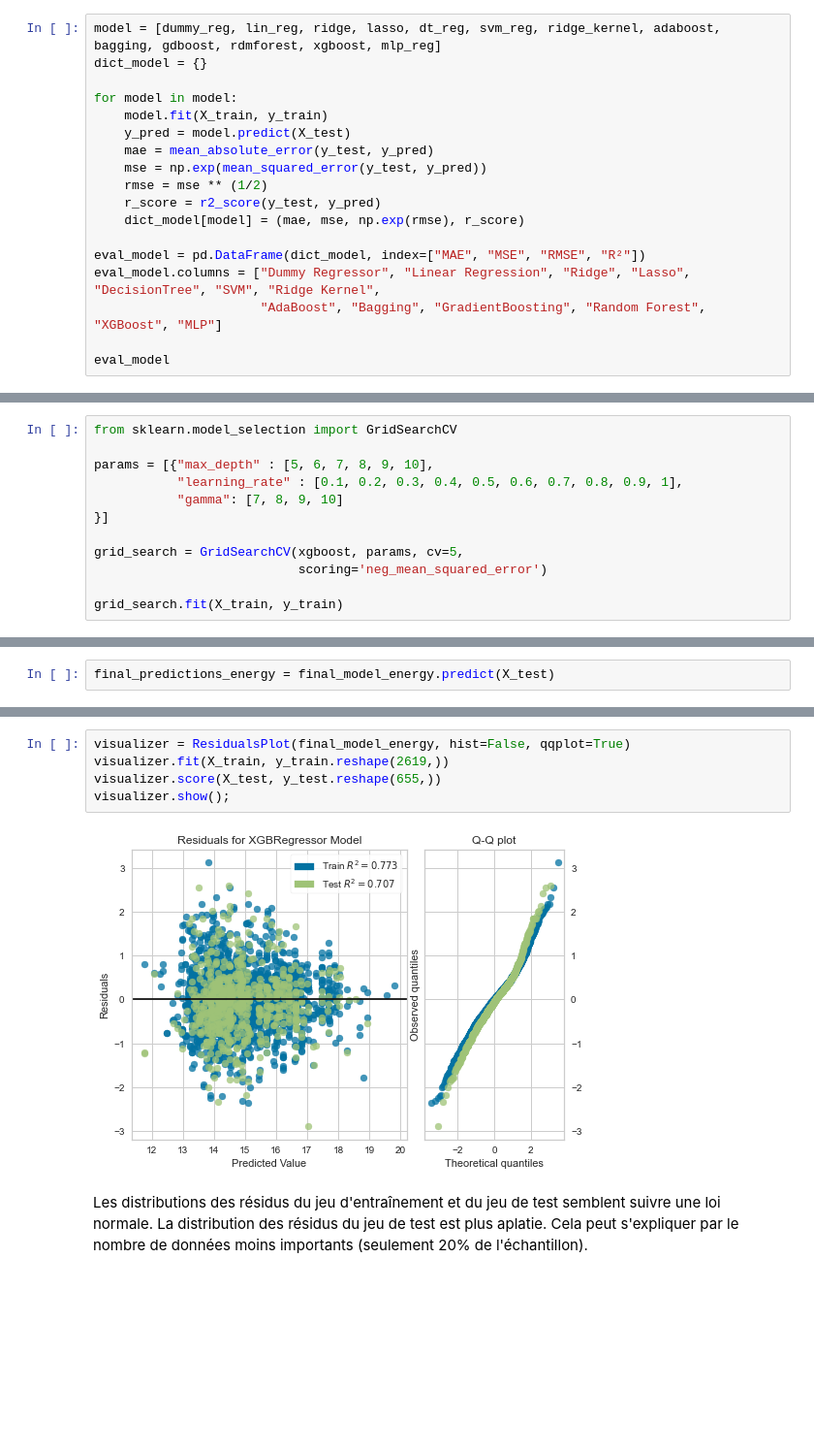
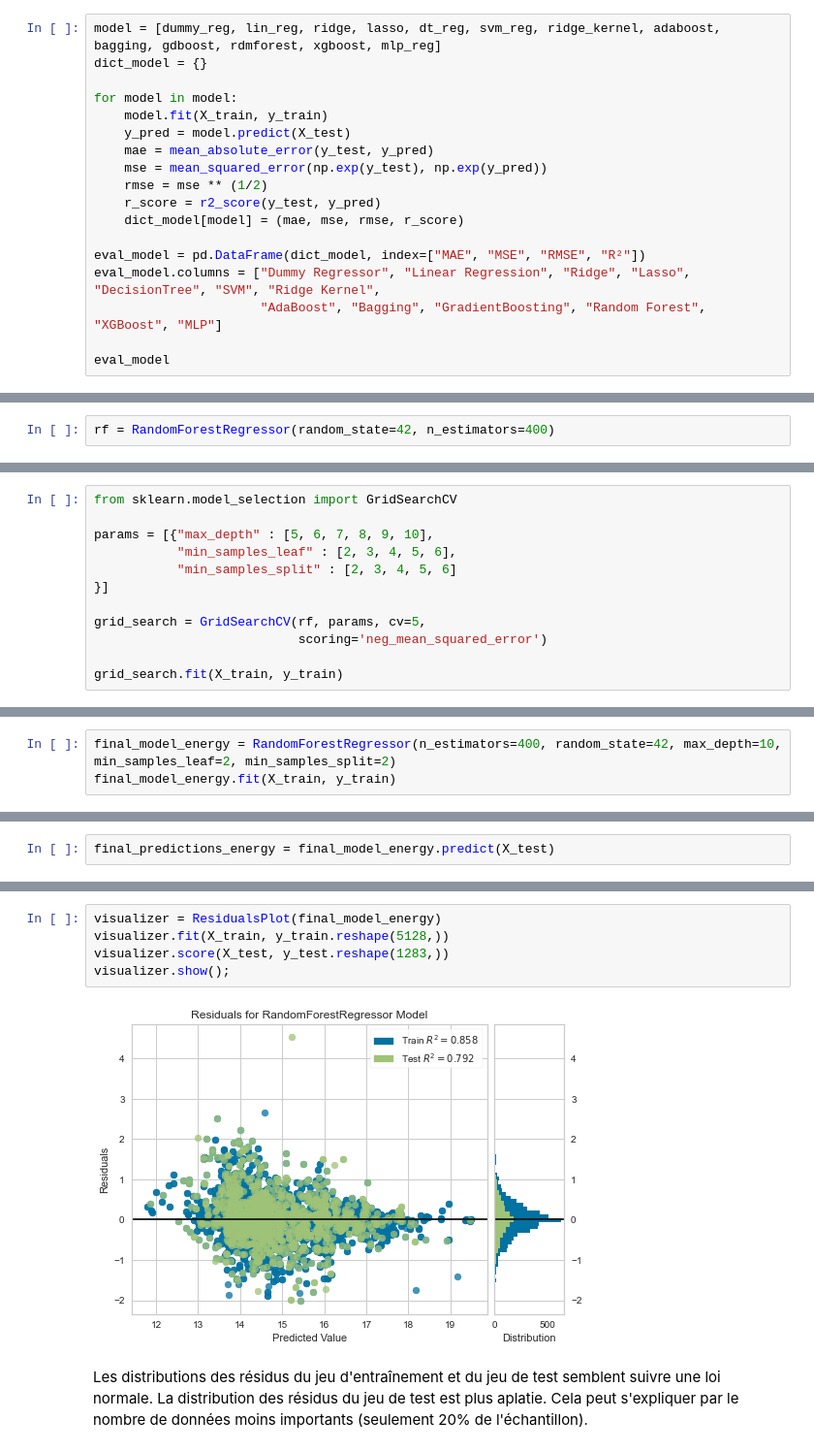
Before and after one commit to Sylvariane/Anticipez_les_besoins_en_electricite, a Jupyter notebook: Pélec_02_code.ipynb, the cells around one changed output, grey strips where cells are left out. Shown at 97% size. Cells and saved outputs as stored; diff of their text form; blank space fills up the shorter version.

```diff
--- a/Pélec_02_code.ipynb
+++ b/Pélec_02_code.ipynb
@@ -178,10 +178,10 @@ for model in model:
     model.fit(X_train, y_train)
     y_pred = model.predict(X_test)
     mae = mean_absolute_error(y_test, y_pred)
-    mse = np.exp(mean_squared_error(y_test, y_pred))
+    mse = mean_squared_error(np.exp(y_test), np.exp(y_pred))
     rmse = mse ** (1/2)
     r_score = r2_score(y_test, y_pred)
-    dict_model[model] = (mae, mse, np.exp(rmse), r_score)
+    dict_model[model] = (mae, mse, rmse, r_score)
 
 eval_model = pd.DataFrame(dict_model, index=["MAE", "MSE", "RMSE", "R²"])
 eval_model.columns = ["Dummy Regressor", "Linear Regression", "Ridge", "Lasso", "DecisionTree", "SVM", "Ridge Kernel",
@@ -208,3 +206,5 @@ xgboost = xgb.XGBRegressor(booster="gbtree", random_state=42)
+# %%
+rf = RandomForestRegressor(random_state=42, n_estimators=400)
 # %% [markdown]
 Pour pouvoir obtenir une estimation grossière de la valeur de nos paramètres, on procède à une recherche via une grille aléatoire. Dans cette grille, on va chercher à avoir un aperçu du nombre d'arbres (*n_estimators*) ; la profondeur de nos arbres (*max_depth*) ; le nombre d'individus (de bâtiments) pour qu'une feuille soit constituée (*min_samples_leaf*) et le nombre de bâtiments minimum pour qu'on puisse séparer un échantillon (*min_samples_split*).
 
@@ -215,11 +215,11 @@ Une fois la recherche randomisée effectuée, on va pouvoir sélectionner quelqu
 from sklearn.model_selection import GridSearchCV
 
 params = [{"max_depth" : [5, 6, 7, 8, 9, 10],
-           "learning_rate" : [0.1, 0.2, 0.3, 0.4, 0.5, 0.6, 0.7, 0.8, 0.9, 1],
-           "gamma": [7, 8, 9, 10]
+           "min_samples_leaf" : [2, 3, 4, 5, 6],
+           "min_samples_split" : [2, 3, 4, 5, 6]
 }]
 
-grid_search = GridSearchCV(xgboost, params, cv=5,
+grid_search = GridSearchCV(rf, params, cv=5,
                            scoring='neg_mean_squared_error')
 
 grid_search.fit(X_train, y_train)
@@ -270,0 +242,3 @@ XGBRegressor(base_score=0.5, booster='gbtree', colsample_bylevel=1,
+# %%
+final_model_energy = RandomForestRegressor(n_estimators=400, random_state=42, max_depth=10, min_samples_leaf=2, min_samples_split=2)
+final_model_energy.fit(X_train, y_train)
@@ -319,10 +297,10 @@ R²:  0.70711
 # %%
-visualizer = ResidualsPlot(final_model_energy, hist=False, qqplot=True)
-visualizer.fit(X_train, y_train.reshape(2619,))
-visualizer.score(X_test, y_test.reshape(655,))
+visualizer = ResidualsPlot(final_model_energy)
+visualizer.fit(X_train, y_train.reshape(5128,))
+visualizer.score(X_test, y_test.reshape(1283,))
 visualizer.show();
 # %% [output]
-[figure, old version]
+[figure, new version]
 # %% [markdown]
 Les distributions des résidus du jeu d'entraînement et du jeu de test semblent suivre une loi normale. La distribution des résidus du jeu de test est plus aplatie. Cela peut s'expliquer par le nombre de données moins importants (seulement 20% de l'échantillon).
 # %%
```
Also changed, not shown: parts of 31 cells of this notebook, 1 other file.
